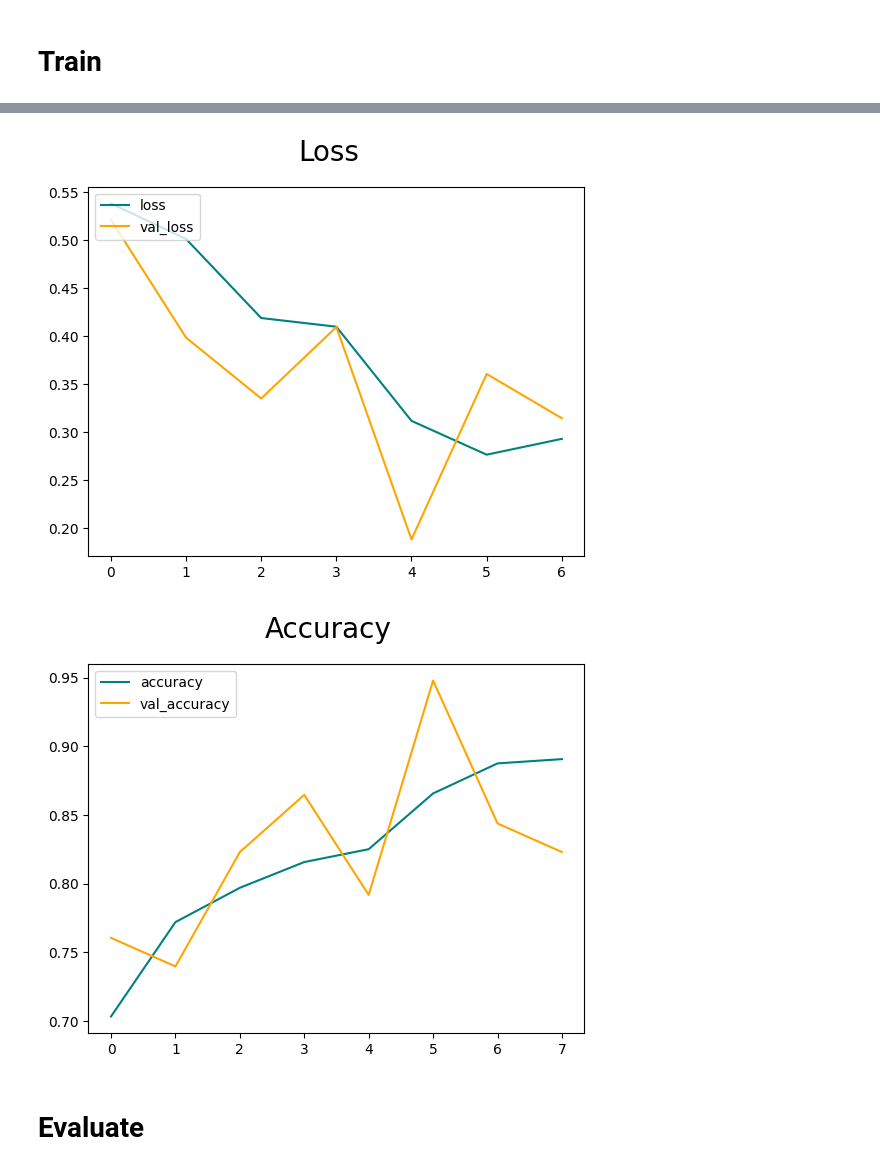
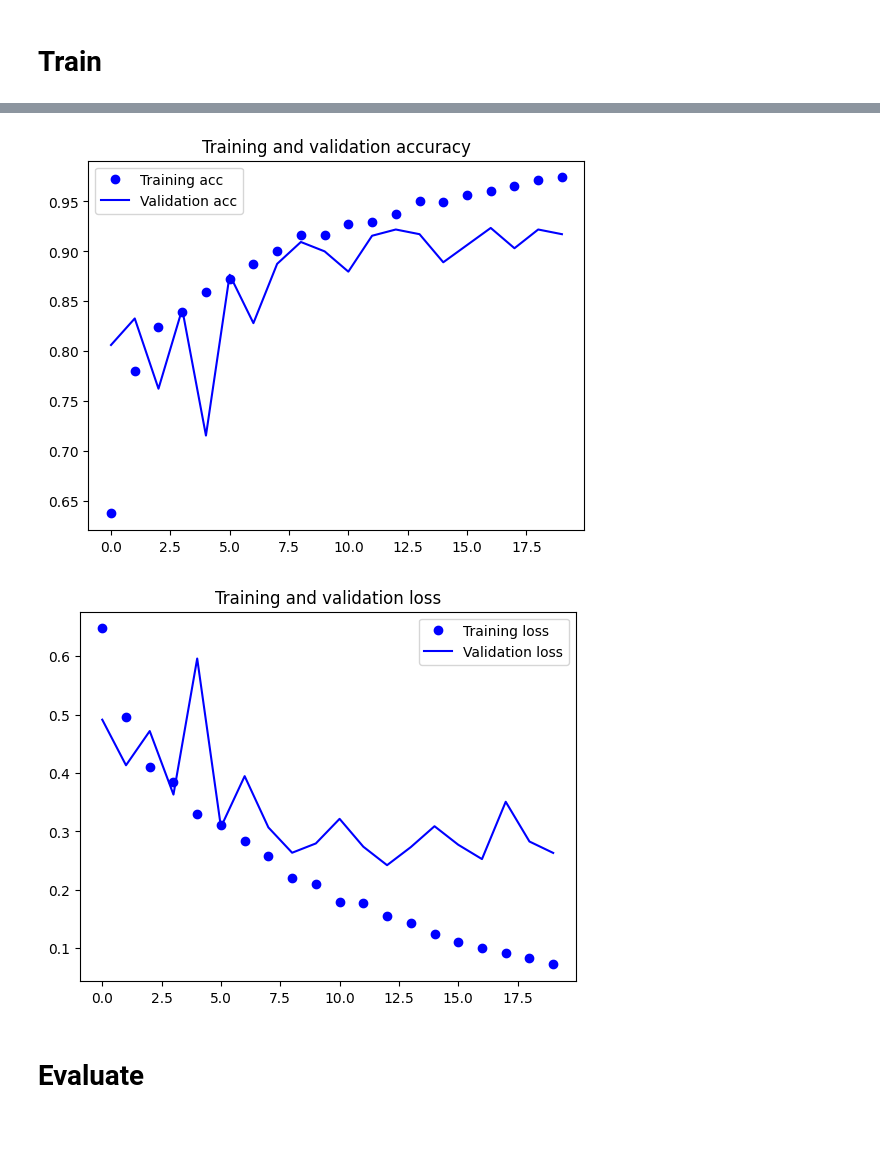
Before and after one commit to johnnysDeu/Thesis, a Jupyter notebook: Model.ipynb, the cells around one changed output, grey strips where cells are left out. Drawn from its saved outputs; the diff is of its cells as text; code cells hidden in the pictures; blank space fills up the shorter version.

Commit message:
Model 1.1

```diff
--- a/Model.ipynb
+++ b/Model.ipynb
@@ -325,7 +430,8 @@ model.add(Flatten())
 model.add(Dense(256, activation='relu'))
 model.add(Dense(1, activation='sigmoid'))
 # %%
-model.compile('adam', loss=tf.losses.BinaryCrossentropy(), metrics=['accuracy'])
+from keras import optimizers
+model.compile(optimizer=optimizers.RMSprop(learning_rate=1e-4), loss=tf.losses.BinaryCrossentropy(), metrics=['accuracy'])
 # %%
 model.summary()
 # %% [output]
@@ -349,5 +455,5 @@ _________________________________________________________________
 # %% [markdown]
 # Train
 # %%
-hist = model.fit(train, epochs=8, validation_data=val)
+hist = model.fit(train, epochs=20, validation_data=val)
 # %% [output]
@@ -370,18 +476,0 @@ Epoch 8/8
-# %%
-fig = plt.figure()
-plt.plot(hist.history['loss'][1:], color='teal', label='loss')
-plt.plot(hist.history['val_loss'][1:], color='orange', label='val_loss')
-fig.suptitle('Loss', fontsize=20)
-plt.legend(loc="upper left")
-plt.show()
-# %% [output]
-[figure, removed]
-# %%
-fig = plt.figure()
-plt.plot(hist.history['accuracy'], color='teal', label='accuracy')
-plt.plot(hist.history['val_accuracy'], color='orange', label='val_accuracy')
-fig.suptitle('Accuracy', fontsize=20)
-plt.legend(loc="upper left")
-plt.show()
-# %% [output]
-[figure, removed]
@@ -388,3 +479,29 @@ plt.show()
+# %%
+import matplotlib.pyplot as plt
+
+acc = hist.history['accuracy']
+val_acc = hist.history['val_accuracy']
+loss = hist.history['loss']
+val_loss = hist.history['val_loss']
+
+epochs = range(len(acc))
+
+plt.plot(epochs, acc, 'bo', label='Training acc')
+plt.plot(epochs, val_acc, 'b', label='Validation acc')
+plt.title('Training and validation accuracy')
+plt.legend()
+
+plt.figure()
+
+plt.plot(epochs, loss, 'bo', label='Training loss')
+plt.plot(epochs, val_loss, 'b', label='Validation loss')
+plt.title('Training and validation loss')
+plt.legend()
+
+plt.show()
+# %% [output]
+[figure, added]
+[figure, added]
 # %% [markdown]
 # Evaluate
 # %%
```
Also changed, not shown: parts of 37 cells of this notebook, 3 other files.
